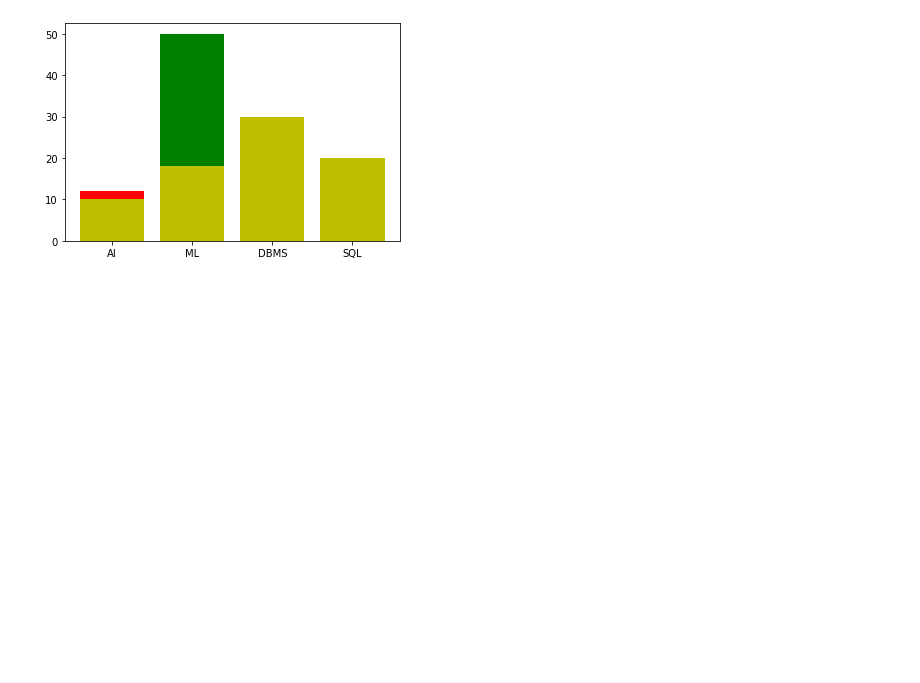
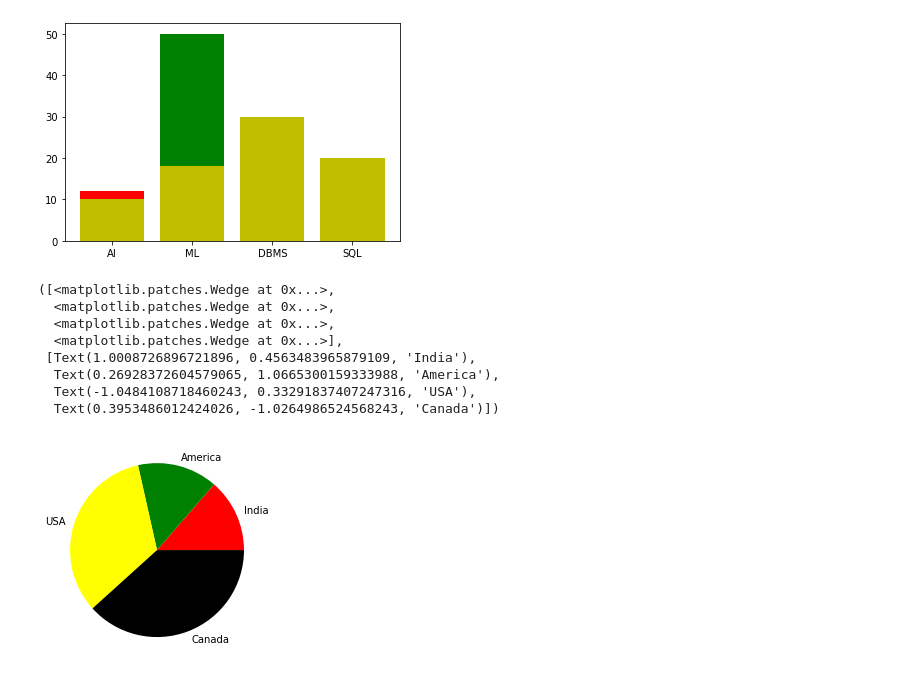
Before and after one commit to ankittrajj/Python_with_DATA_Analysis, a Jupyter notebook: Matplotlib.ipynb, the cells around one changed output. Drawn from its saved outputs; the diff is of its cells as text; code cells hidden in the pictures; blank space fills up the shorter version.

Commit message:
Matplotlib Part2

```diff
--- a/Matplotlib.ipynb
+++ b/Matplotlib.ipynb
@@ -92,3 +92,21 @@ plt.bar (subject, m3,color='y')
 # %% [output]
 <BarContainer object of 4 artists>
 [figure]
+# %%
+#PieChart
+a = np.array([32,35,78,90])
+myLabel=['India','America','USA','Canada']
+mycolor = ['red','green','yellow','black']
+# b=np.array([21])
+plt.pie(a,labels = myLabel,colors=mycolor)
+# plt.show()
+# %% [output]
+([<matplotlib.patches.Wedge at 0x...>,
+  <matplotlib.patches.Wedge at 0x...>,
+  <matplotlib.patches.Wedge at 0x...>,
+  <matplotlib.patches.Wedge at 0x...>],
+ [Text(1.0008726896721896, 0.4563483965879109, 'India'),
+  Text(0.26928372604579065, 1.0665300159333988, 'America'),
+  Text(-1.0484108718460243, 0.33291837407247316, 'USA'),
+  Text(0.3953486012424026, -1.0264986524568243, 'Canada')])
+[figure, added]
```
Also changed, not shown: parts of 5 cells of this notebook.
